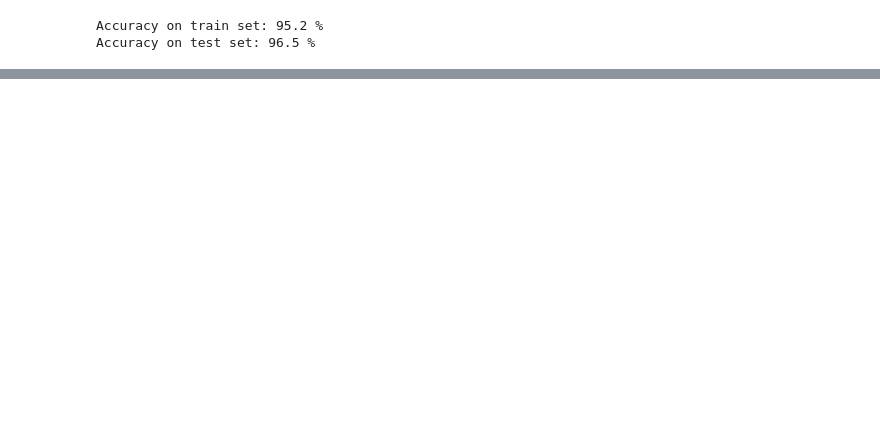
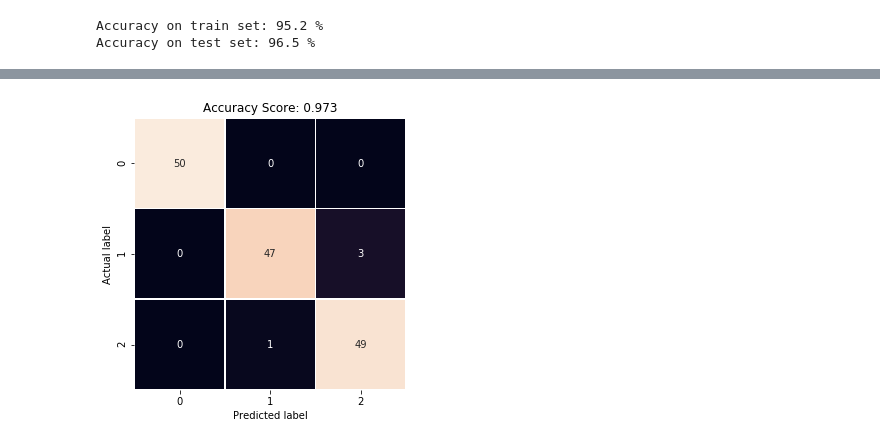
Before and after one commit to nguyenbh1507/Example_notebooks, a Jupyter notebook: Top ML Algorithms.ipynb, the cells around one changed output, grey strips where cells are left out. Cells and saved outputs as stored; diff of their text form; code cells hidden in the pictures; blank space fills up the shorter version.

Commit message:
add Decision tree

```diff
--- a/Top ML Algorithms.ipynb
+++ b/Top ML Algorithms.ipynb
@@ -430,0 +584,2 @@ Accuracy on test set: 96.5 %
+# %%
+iris = load_iris()
@@ -430,0 +644,18 @@ Accuracy on test set: 96.5 %
+# %%
+# Initialize and train model
+clf = tree.DecisionTreeClassifier(max_depth=3)
+clf = clf.fit(iris.data, iris.target)
+# %%
+# calculate confusion matrices
+prediction = clf.predict(iris.data)
+cm = confusion_matrix(y_true=iris.target, y_pred=prediction)
+acc = clf.score(X=iris.data, y=iris.target)
+# visualization with seaborn
+plt.figure(figsize=(5,5))
+sns.heatmap(cm, annot=True, fmt='.0f', linewidths=.5, square = True, cbar=False);
+plt.ylabel('Actual label');
+plt.xlabel('Predicted label');
+all_sample_title = 'Accuracy Score: %.3f'%(acc)
+plt.title(all_sample_title, size = 12);
+# %% [output]
+[figure, added]
```
Also changed, not shown: parts of 48 cells of this notebook.
